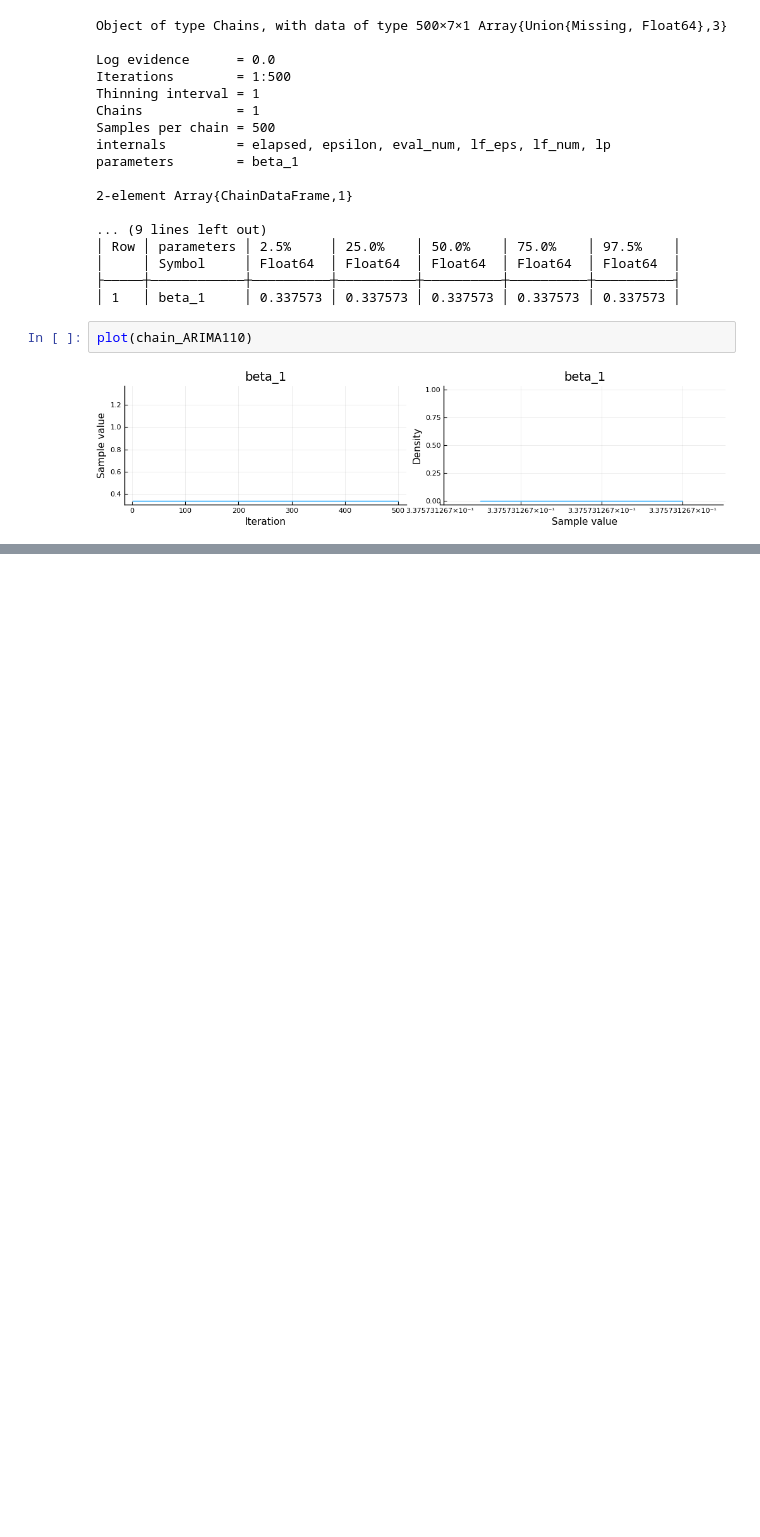
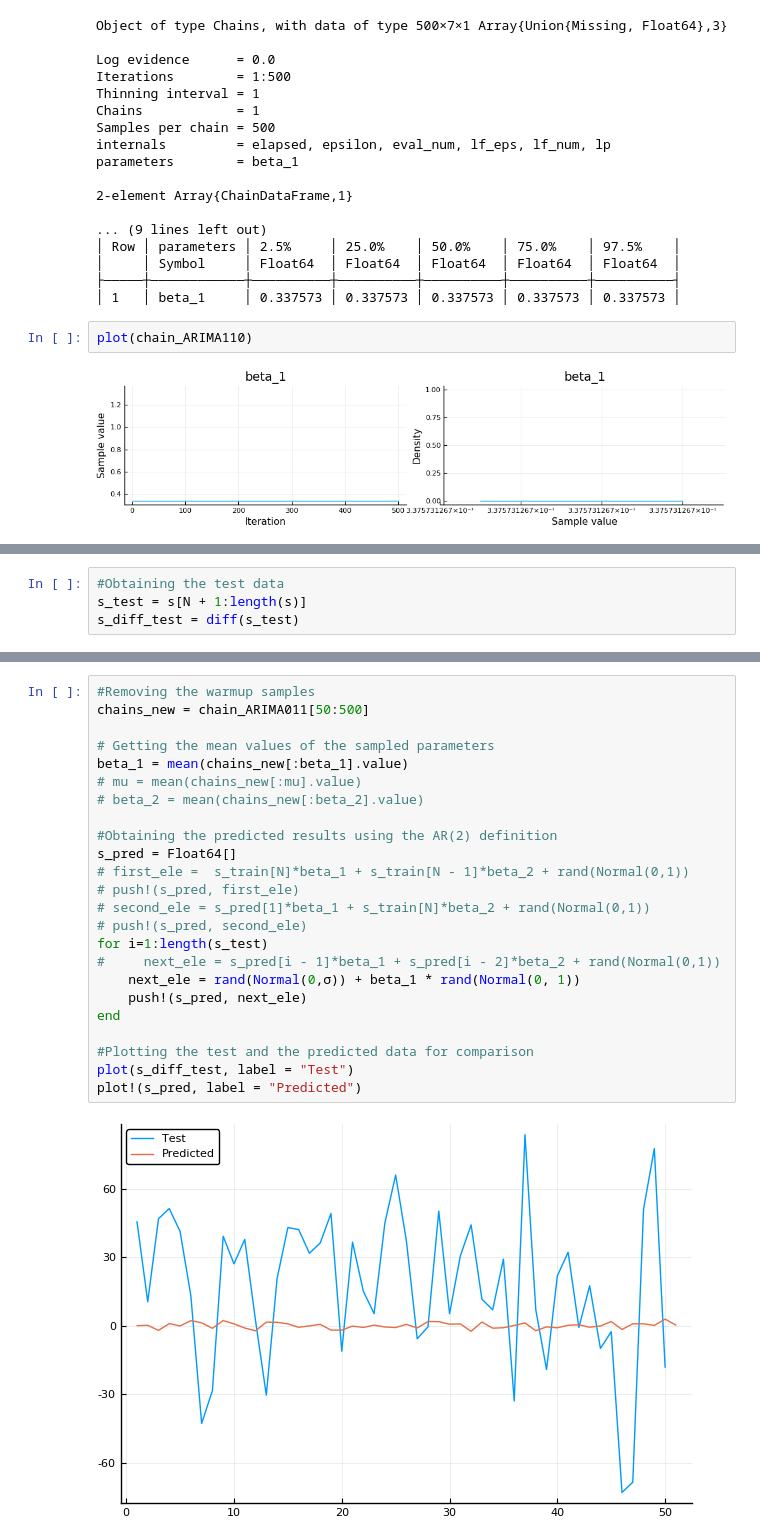
Before and after one commit to saumyagshah/JupyterNBTuringExamples, a Jupyter notebook: ARIMA.ipynb, the cells around one changed output, grey strips where cells are left out. Drawn from its saved outputs; the diff is of its cells as text; blank space fills up the shorter version.

```diff
--- a/ARIMA.ipynb
+++ b/ARIMA.ipynb
@@ -251,0 +273,4 @@ calculate_aic_ARIMA110(mean(chain_ARIMA110[:beta_1].value), σ, s_train)
+# %%
+#Obtaining the test data
+s_test = s[N + 1:length(s)]
+s_diff_test = diff(s_test)
@@ -251,0 +295,26 @@ calculate_aic_ARIMA110(mean(chain_ARIMA110[:beta_1].value), σ, s_train)
+# %%
+#Removing the warmup samples
+chains_new = chain_ARIMA011[50:500]
+
+# Getting the mean values of the sampled parameters
+beta_1 = mean(chains_new[:beta_1].value)
+# mu = mean(chains_new[:mu].value)
+# beta_2 = mean(chains_new[:beta_2].value)
+
+#Obtaining the predicted results using the AR(2) definition
+s_pred = Float64[]
+# first_ele =  s_train[N]*beta_1 + s_train[N - 1]*beta_2 + rand(Normal(0,1))
+# push!(s_pred, first_ele)
+# second_ele = s_pred[1]*beta_1 + s_train[N]*beta_2 + rand(Normal(0,1))
+# push!(s_pred, second_ele)
+for i=1:length(s_test)
+#     next_ele = s_pred[i - 1]*beta_1 + s_pred[i - 2]*beta_2 + rand(Normal(0,1))
+    next_ele = rand(Normal(0,σ)) + beta_1 * rand(Normal(0, 1))
+    push!(s_pred, next_ele)
+end
+
+#Plotting the test and the predicted data for comparison
+plot(s_diff_test, label = "Test")
+plot!(s_pred, label = "Predicted")
+# %% [output]
+[figure, added]
```
Also changed, not shown: parts of 20 cells of this notebook.
